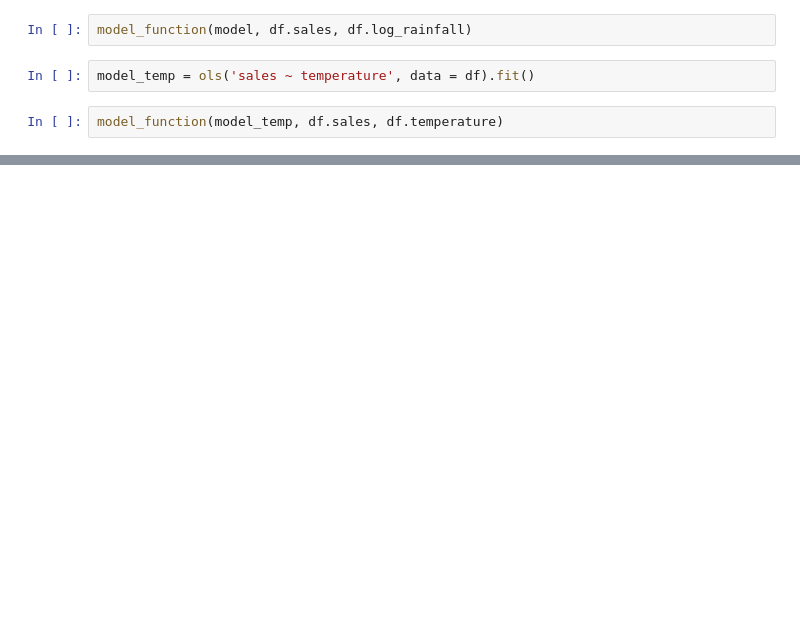
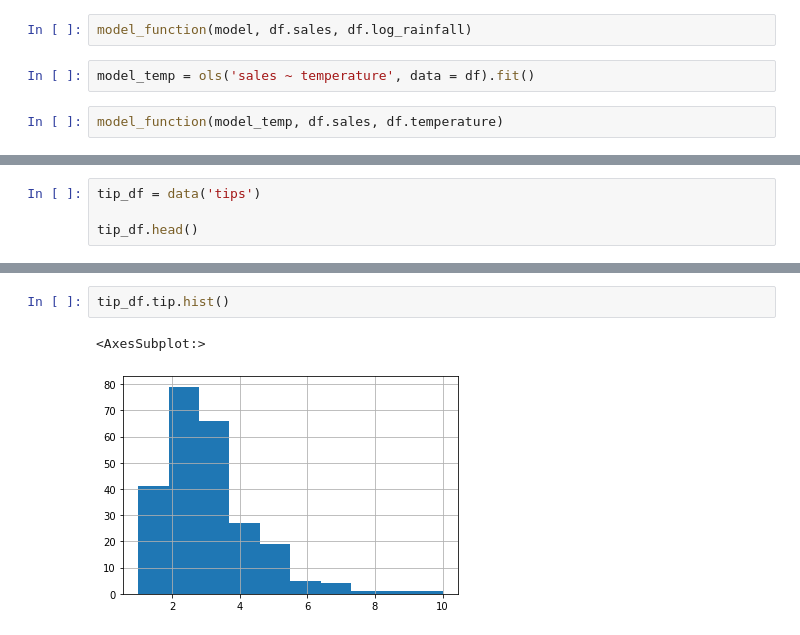
Before and after one commit to lukewbecker/regression-exercises, a Jupyter notebook: evaluate.ipynb, the cells around one changed output, grey strips where cells are left out. Cells and saved outputs as stored; diff of their text form; blank space fills up the shorter version.

```diff
--- a/evaluate.ipynb
+++ b/evaluate.ipynb
@@ -454,0 +420,4 @@ model_function(model_temp, df.sales, df.temperature)
+# %%
+tip_df = data('tips')
+
+tip_df.head()
@@ -454,0 +460,5 @@ model_function(model_temp, df.sales, df.temperature)
+# %%
+tip_df.tip.hist()
+# %% [output]
+<AxesSubplot:>
+[figure, added]
```
Also changed, not shown: parts of 67 cells of this notebook, 1 other file.
